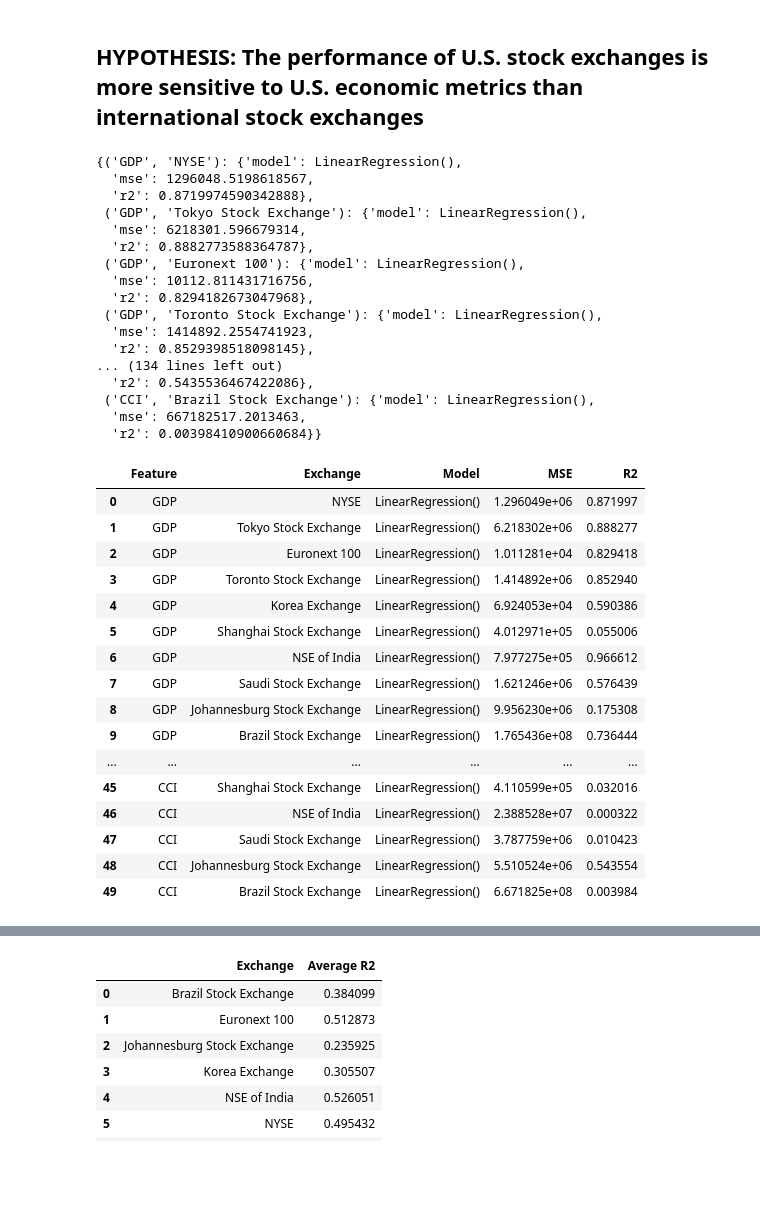
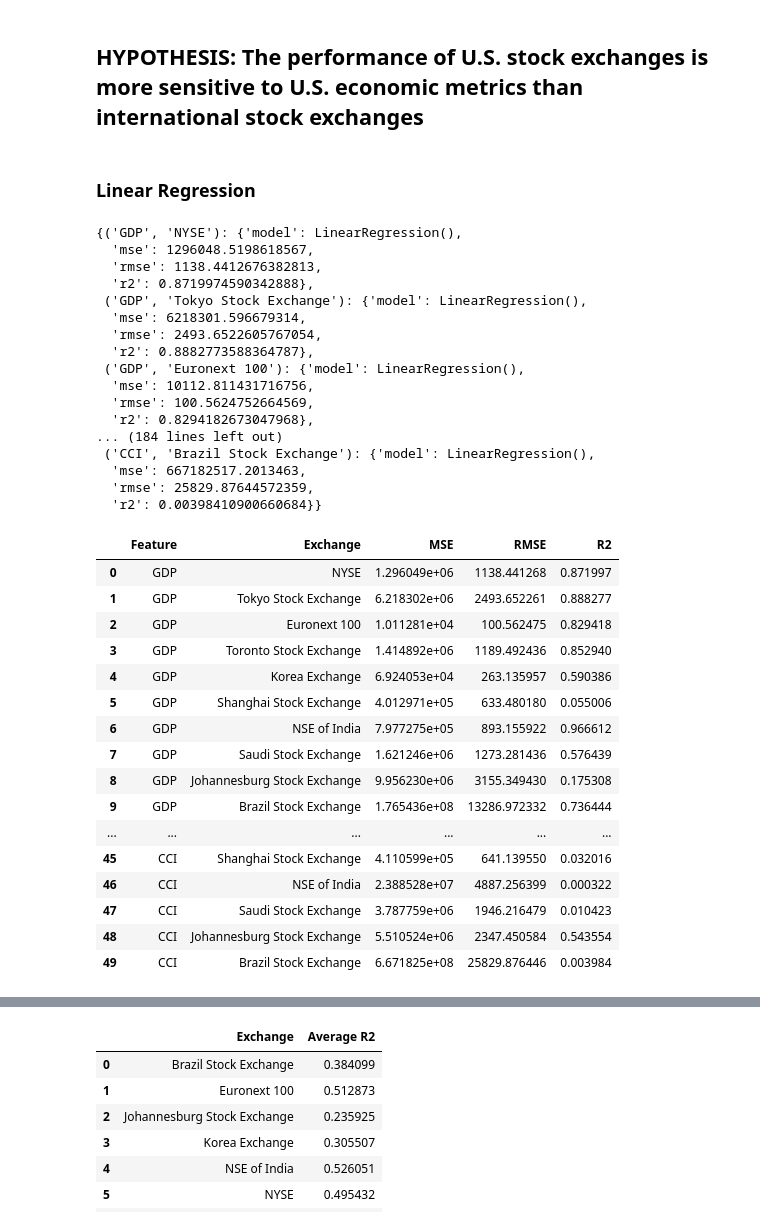
Before and after one commit to MSR2903/FinancialMetrics_Markets, a Jupyter notebook: Notebook_FinancialMetrics_Market.ipynb, the cells around one changed output, grey strips where cells are left out. Drawn from its saved outputs; the diff is of its cells as text; code cells hidden in the pictures; blank space fills up the shorter version.

```diff
--- a/Notebook_FinancialMetrics_Market.ipynb
+++ b/Notebook_FinancialMetrics_Market.ipynb
@@ -39,7 +39,7 @@ fred_data = {
     'CCI': 'UMCSENT'
 }
 
-fred = Fred(api_key='cbd136333ef1cd65783ab04229be84c1')
+fred = Fred(api_key='')
 
 tickers = {
     'NYSE': '^NYA',
@@ -526,18 +485,18 @@ There is no correlation between the index percentage change with the economic ma
 # 6. HYPOTHESIS #1
 # %% [markdown]
 ## HYPOTHESIS: The performance of U.S. stock exchanges is more sensitive to U.S. economic metrics than international stock exchanges
+# %% [markdown]
+### Linear Regression
 # %%
 from sklearn.linear_model import LinearRegression
 from sklearn.metrics import mean_squared_error, r2_score
+import numpy as np  # Import numpy to calculate the square root for RMSE
 
-# Define the variables
 filtered_df = merged_df.dropna(subset=['GDP'])  # Filtering rows with non-null GDP values
 stock_exchanges = merged_df.columns[1:11]  # Columns for the stock exchanges
 
-# Drop rows with NaN values in any of the stock exchange columns
 filtered_df = filtered_df.dropna(subset=stock_exchanges)
 
-# Perform linear regression for each economic metric and each stock exchange
 results = {}
 for feature in ['GDP', 'CPI', 'UNRATE', 'FEDFUNDS', 'CCI']:
     X = filtered_df[[feature]]  # Use a single feature for regression
@@ -547,52 +506,52 @@ for feature in ['GDP', 'CPI', 'UNRATE', 'FEDFUNDS', 'CCI']:
         model.fit(X, y)
         y_pred = model.predict(X)
         mse = mean_squared_error(y, y_pred)
+        rmse = np.sqrt(mse)  # Calculate RMSE
         r2 = r2_score(y, y_pred)
-        results[(feature, exchange)] = {'model': model, 'mse': mse, 'r2': r2}
+        results[(feature, exchange)] = {'model': model, 'mse': mse, 'rmse': rmse, 'r2': r2}
 
 results
 # %% [output]
 {('GDP', 'NYSE'): {'model': LinearRegression(),
   'mse': 1296048.5198618567,
+  'rmse': 1138.4412676382813,
   'r2': 0.8719974590342888},
  ('GDP', 'Tokyo Stock Exchange'): {'model': LinearRegression(),
   'mse': 6218301.596679314,
+  'rmse': 2493.6522605767054,
   'r2': 0.8882773588364787},
  ('GDP', 'Euronext 100'): {'model': LinearRegression(),
   'mse': 10112.811431716756,
+  'rmse': 100.5624752664569,
   'r2': 0.8294182673047968},
- ('GDP', 'Toronto Stock Exchange'): {'model': LinearRegression(),
-  'mse': 1414892.2554741923,
-  'r2': 0.8529398518098145},
-... (134 lines left out)
-  'r2': 0.5435536467422086},
+... (184 lines left out)
  ('CCI', 'Brazil Stock Exchange'): {'model': LinearRegression(),
   'mse': 667182517.2013463,
+  'rmse': 25829.87644572359,
   'r2': 0.00398410900660684}}
 # %%
-# Create a DataFrame from the results dictionary
 results_df = pd.DataFrame.from_dict(results, orient='index')
 results_df.reset_index(inplace=True)
-results_df.columns = ['Feature', 'Exchange', 'Model', 'MSE', 'R2']
+results_df.columns = ['Feature', 'Exchange', 'Model', 'MSE', 'RMSE', 'R2']
 
-# Display the DataFrame
+results_df.drop('Model', axis=1, inplace=True)
 results_df
 # %% [output]
-|  | Feature | Exchange | Model | MSE | R2 |
-| 0 | GDP | NYSE | LinearRegression() | 1.296049e+06 | 0.871997 |
-| 1 | GDP | Tokyo Stock Exchange | LinearRegression() | 6.218302e+06 | 0.888277 |
-| 2 | GDP | Euronext 100 | LinearRegression() | 1.011281e+04 | 0.829418 |
-| 3 | GDP | Toronto Stock Exchange | LinearRegression() | 1.414892e+06 | 0.852940 |
-| 4 | GDP | Korea Exchange | LinearRegression() | 6.924053e+04 | 0.590386 |
-| 5 | GDP | Shanghai Stock Exchange | LinearRegression() | 4.012971e+05 | 0.055006 |
-| 6 | GDP | NSE of India | LinearRegression() | 7.977275e+05 | 0.966612 |
-| 7 | GDP | Saudi Stock Exchange | LinearRegression() | 1.621246e+06 | 0.576439 |
-| 8 | GDP | Johannesburg Stock Exchange | LinearRegression() | 9.956230e+06 | 0.175308 |
-| 9 | GDP | Brazil Stock Exchange | LinearRegression() | 1.765436e+08 | 0.736444 |
+|  | Feature | Exchange | MSE | RMSE | R2 |
+| 0 | GDP | NYSE | 1.296049e+06 | 1138.441268 | 0.871997 |
+| 1 | GDP | Tokyo Stock Exchange | 6.218302e+06 | 2493.652261 | 0.888277 |
+| 2 | GDP | Euronext 100 | 1.011281e+04 | 100.562475 | 0.829418 |
+| 3 | GDP | Toronto Stock Exchange | 1.414892e+06 | 1189.492436 | 0.852940 |
+| 4 | GDP | Korea Exchange | 6.924053e+04 | 263.135957 | 0.590386 |
+| 5 | GDP | Shanghai Stock Exchange | 4.012971e+05 | 633.480180 | 0.055006 |
+| 6 | GDP | NSE of India | 7.977275e+05 | 893.155922 | 0.966612 |
+| 7 | GDP | Saudi Stock Exchange | 1.621246e+06 | 1273.281436 | 0.576439 |
+| 8 | GDP | Johannesburg Stock Exchange | 9.956230e+06 | 3155.349430 | 0.175308 |
+| 9 | GDP | Brazil Stock Exchange | 1.765436e+08 | 13286.972332 | 0.736444 |
 | ... | ... | ... | ... | ... | ... |
-| 45 | CCI | Shanghai Stock Exchange | LinearRegression() | 4.110599e+05 | 0.032016 |
-| 46 | CCI | NSE of India | LinearRegression() | 2.388528e+07 | 0.000322 |
-| 47 | CCI | Saudi Stock Exchange | LinearRegression() | 3.787759e+06 | 0.010423 |
-| 48 | CCI | Johannesburg Stock Exchange | LinearRegression() | 5.510524e+06 | 0.543554 |
-| 49 | CCI | Brazil Stock Exchange | LinearRegression() | 6.671825e+08 | 0.003984 |
+| 45 | CCI | Shanghai Stock Exchange | 4.110599e+05 | 641.139550 | 0.032016 |
+| 46 | CCI | NSE of India | 2.388528e+07 | 4887.256399 | 0.000322 |
+| 47 | CCI | Saudi Stock Exchange | 3.787759e+06 | 1946.216479 | 0.010423 |
+| 48 | CCI | Johannesburg Stock Exchange | 5.510524e+06 | 2347.450584 | 0.543554 |
+| 49 | CCI | Brazil Stock Exchange | 6.671825e+08 | 25829.876446 | 0.003984 |
 # %%
```
Also changed, not shown: parts of 34 cells of this notebook.
